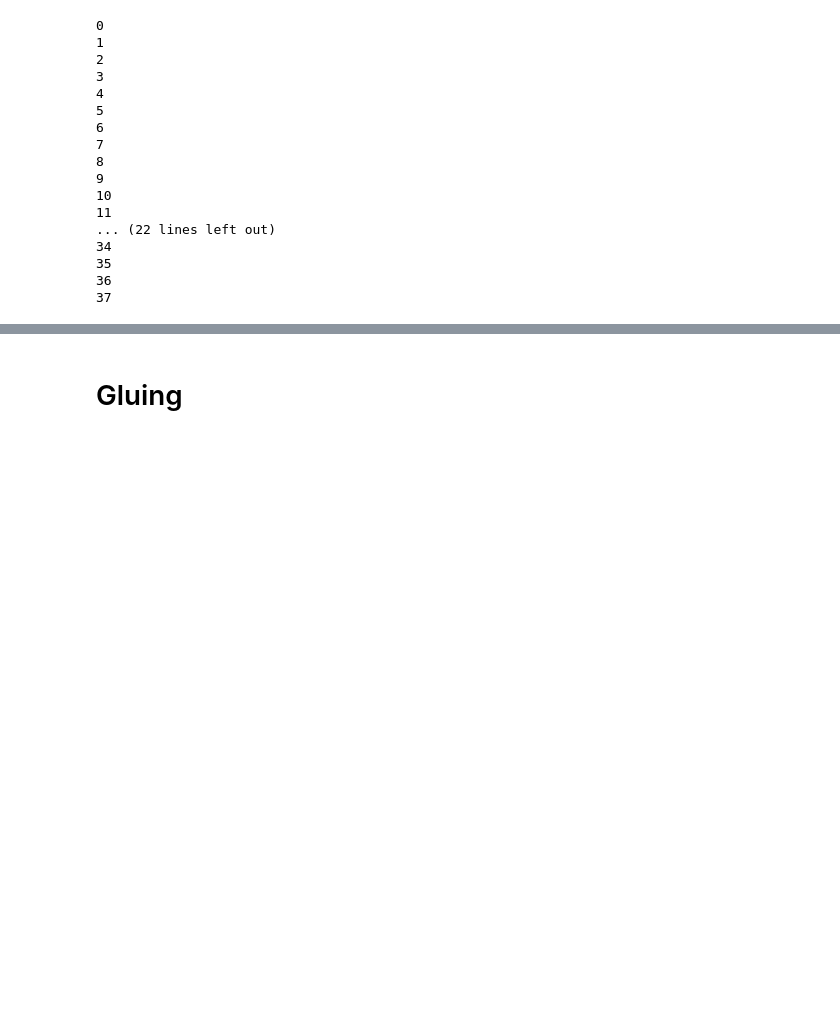
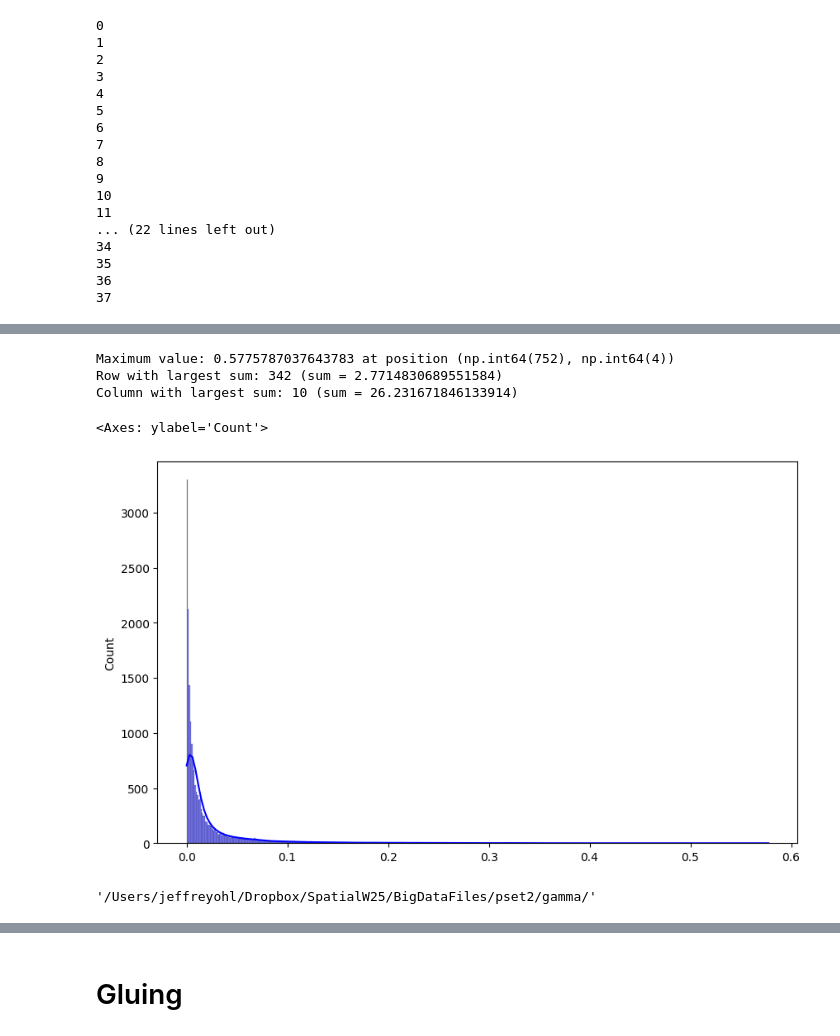
Before and after one commit to jeffreyohlecon/Spatial, a Jupyter notebook: pset2/code/cleaning.ipynb, the cells around one changed output, grey strips where cells are left out. Drawn from its saved outputs; the diff is of its cells as text; code cells hidden in the pictures; blank space fills up the shorter version.

Commit message:
Update pset2 cleaning notebook and output
Co-Authored-By: Claude Opus 4.5 <noreply@anthropic.com>

```diff
--- a/pset2/code/cleaning.ipynb
+++ b/pset2/code/cleaning.ipynb
@@ -199,0 +183,5 @@ country_map
+# %%
+#fix USA
+intermediate_consumption_clean['Country'] = intermediate_consumption_clean['Country'].replace(38, 0)
+gross_output_clean['Country'] = gross_output_clean['Country'].replace(38, 0)
+value_added_clean['Country'] = value_added_clean['Country'].replace(38,0)
@@ -252,3 +289,0 @@ df_agg_sector_fix.to_csv(out_folder+ "long_fix_countries_and_sectors.csv", index
-# %%
-# For example, save to CSV
-df_agg_sector_fix =pd.read_csv(out_folder+ "long_fix_countries_and_sectors.csv")
@@ -1197,14 +1246,14 @@ source_code = 4
 numerator = df_agg_sector_USA_first[(df_agg_sector_USA_first['ImportingCountry'] == country_code) &
                   (df_agg_sector_USA_first['ImportingIndustry'] == destination_code) &
                   (df_agg_sector_USA_first['ExportingIndustry'] == source_code)].Value.sum()
-
+denominator = gross_output_clean[(gross_output_clean['Country'] == country_code) &
+                    (gross_output_clean['Industry'] == destination_code)].Value.sum()
 # Revenues note the importing industry above is the exporting industry below
         #  note that importcountry above is expor|ting country below
-denominator = df_agg_sector_USA_first[(df_agg_sector_USA_first['ExportingCountry'] == country_code) &
-                  (df_agg_sector_USA_first['ExportingIndustry'] == destination_code)].Value.sum()
 
 # each submatrix corresponds to a country
     # each row corresponds to a source sector
     # each column corresponds to an destination sector
 
 # values correspond to the quotient of numerator and denominator.
+print(numerator/denominator)
@@ -1371,0 +1442,65 @@ for i in range(37):
+# %%
+import numpy as np
+
+def find_largest_value_position(big_matrix):
+    # Find the position of the maximum value
+    max_index = np.unravel_index(np.argmax(big_matrix), big_matrix.shape)
+    max_row, max_col = max_index
+    max_value = big_matrix[max_row, max_col]
+
+    # Find row with largest sum
+    row_sums = np.sum(big_matrix, axis=1)
+    max_sum_row = np.argmax(row_sums)
+    max_row_sum = row_sums[max_sum_row]
+
+    # Find column with largest sum
+    col_sums = np.sum(big_matrix, axis=0)
+    max_sum_col = np.argmax(col_sums)
+    max_col_sum = col_sums[max_sum_col]
+
+    return {
+        "max_value": max_value,
+        "max_value_position": (max_row, max_col),
+        "max_sum_row": max_sum_row,
+        "max_sum_row_value": max_row_sum,
+        "max_sum_col": max_sum_col,
+        "max_sum_col_value": max_col_sum
+    }
+
+# Example usage
+if __name__ == "__main__":
+    # Create a sample 2D array
+
+    result = find_largest_value_position(big_matrix)
+    print(f"Maximum value: {result['max_value']} at position {result['max_value_position']}")
+    print(f"Row with largest sum: {result['max_sum_row']} (sum = {result['max_sum_row_value']})")
+    print(f"Column with largest sum: {result['max_sum_col']} (sum = {result['max_sum_col_value']})")
+# %% [output]
+Maximum value: 0.5775787037643783 at position (np.int64(752), np.int64(4))
+Row with largest sum: 342 (sum = 2.7714830689551584)
+Column with largest sum: 10 (sum = 26.231671846133914)
+# %%
+import numpy as np
+import matplotlib.pyplot as plt
+import seaborn as sns
+kde=True
+color='blue'
+figsize=(10, 6)
+bins = 500
+  # Flatten the matrix to get all values in a 1D array
+values = big_matrix.flatten()
+
+    # Create the figure and axes
+plt.figure(figsize=figsize)
+
+    # Plot the histogram with kernel density estimate
+sns.histplot(values, bins=bins, kde=kde, color=color)
+
+# not consistent with their data.
+# %% [output]
+<Axes: ylabel='Count'>
+[figure, added]
+# %%
+out_folder_gamma
+# %% [output]
+'/Users/jeffreyohl/Dropbox/SpatialW25/BigDataFiles/pset2/gamma/'
```
Also changed, not shown: parts of 103 cells of this notebook, 5 other files.
